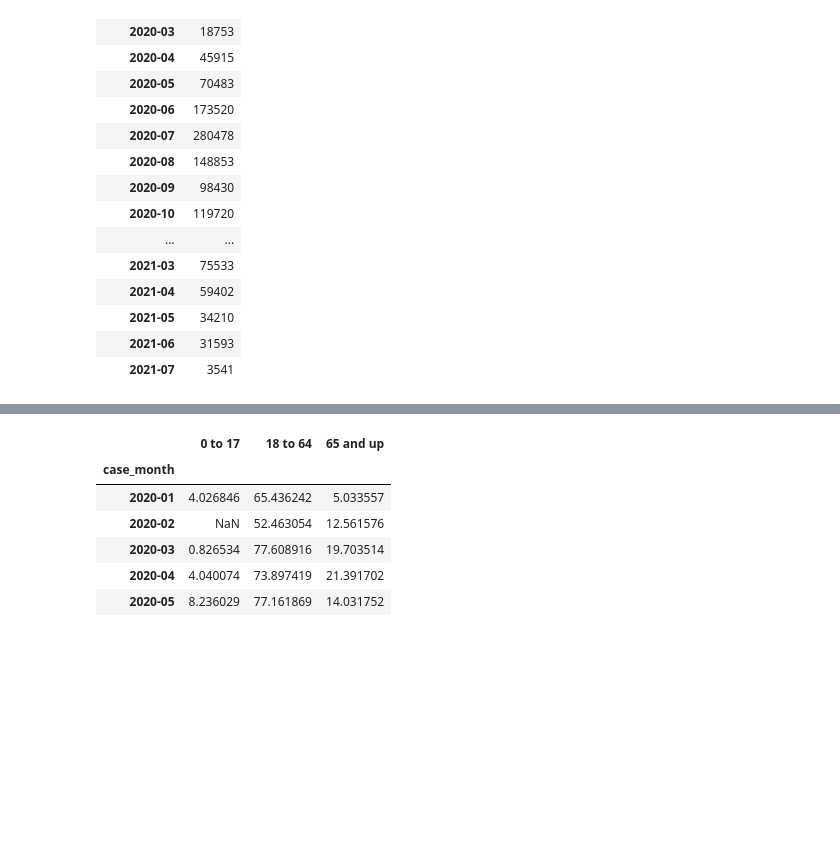
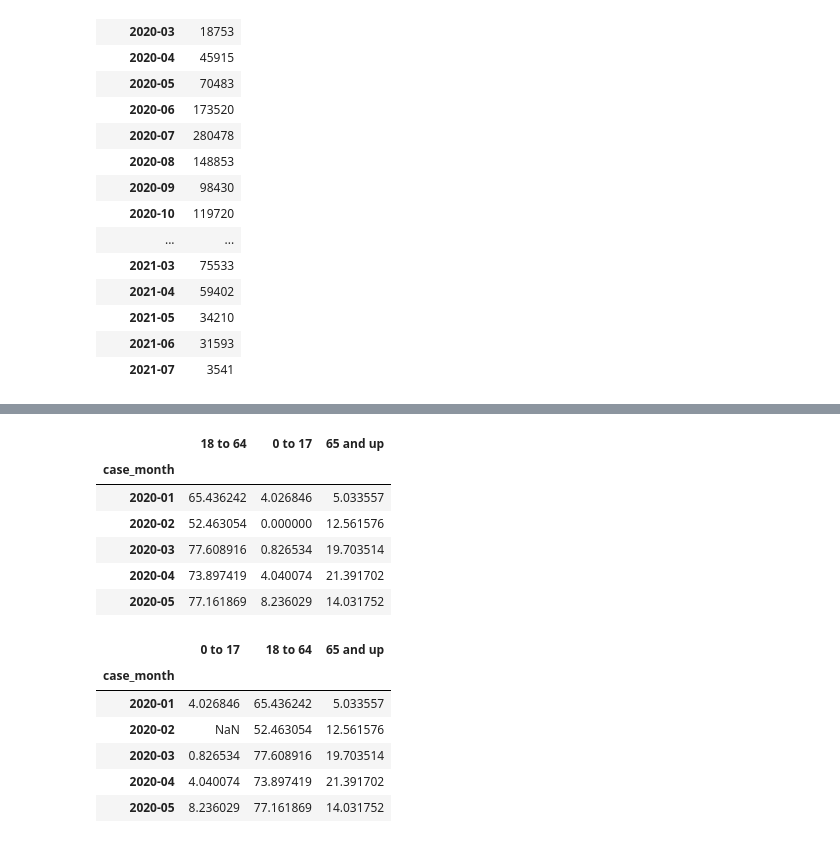
Before and after one commit to kevogil/covid-analysis, a Jupyter notebook: Notebooks/Analysis_And_Visualizations/covid_infections_by_age_group.V2.ipynb, the cells around one changed output, grey strips where cells are left out. Cells and saved outputs as stored; diff of their text form; code cells hidden in the pictures; blank space fills up the shorter version.

```diff
--- a/Notebooks/Analysis_And_Visualizations/covid_infections_by_age_group.V2.ipynb
+++ b/Notebooks/Analysis_And_Visualizations/covid_infections_by_age_group.V2.ipynb
@@ -321,2 +301,15 @@ cases_total_df
+# %%
+## One dataframe with monthly percentage of each age group. Case month as index
+frames = [pct_monthly_18_64, pct_monthly_0_17, pct_monthly_65_up]
+all_ages_pct_df = pd.concat(frames, axis=1).fillna(0).copy()
+all_ages_pct_df.head()
+# %% [output]
+|  | 18 to 64 | 0 to 17 | 65 and up |
+| case_month |  |  |  |
+| 2020-01 | 65.436242 | 4.026846 | 5.033557 |
+| 2020-02 | 52.463054 | 0.000000 | 12.561576 |
+| 2020-03 | 77.608916 | 0.826534 | 19.703514 |
+| 2020-04 | 73.897419 | 4.040074 | 21.391702 |
+| 2020-05 | 77.161869 | 8.236029 | 14.031752 |
 # %%
 ## One dataframe with monthly percentage of each age group. Case month as index
```
Also changed, not shown: parts of 14 cells of this notebook.
